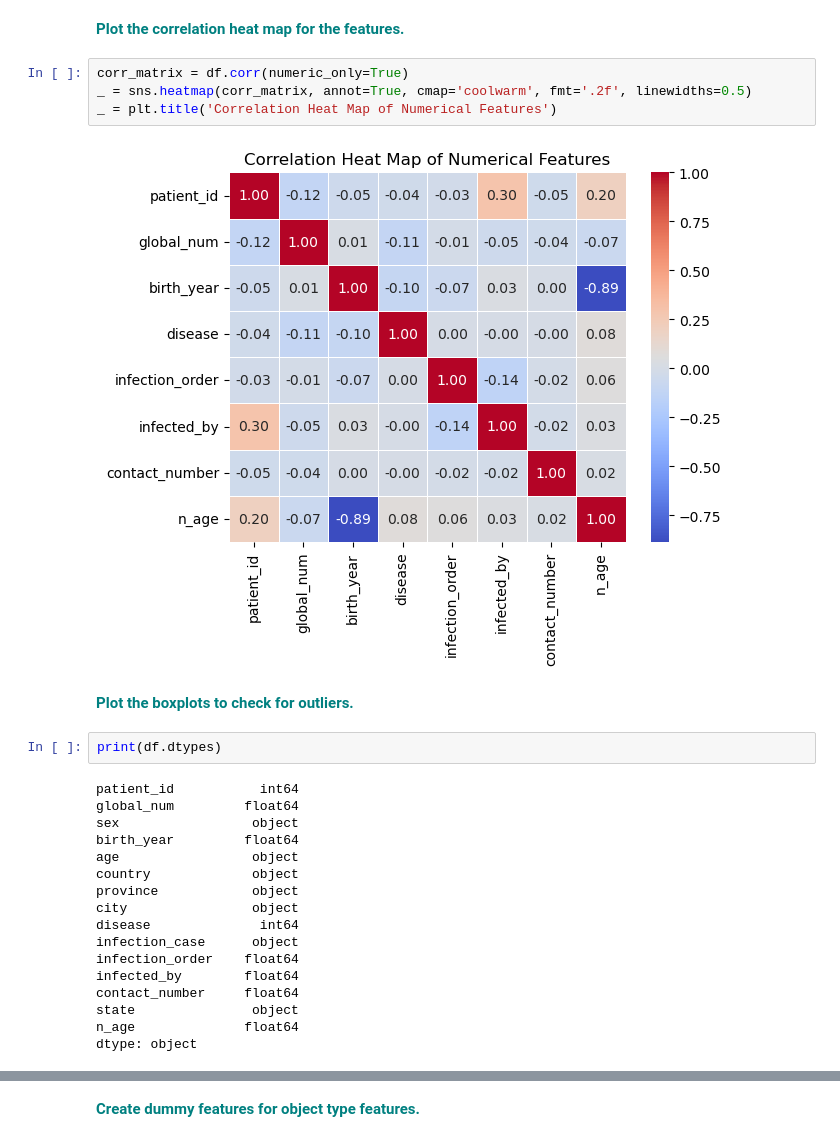
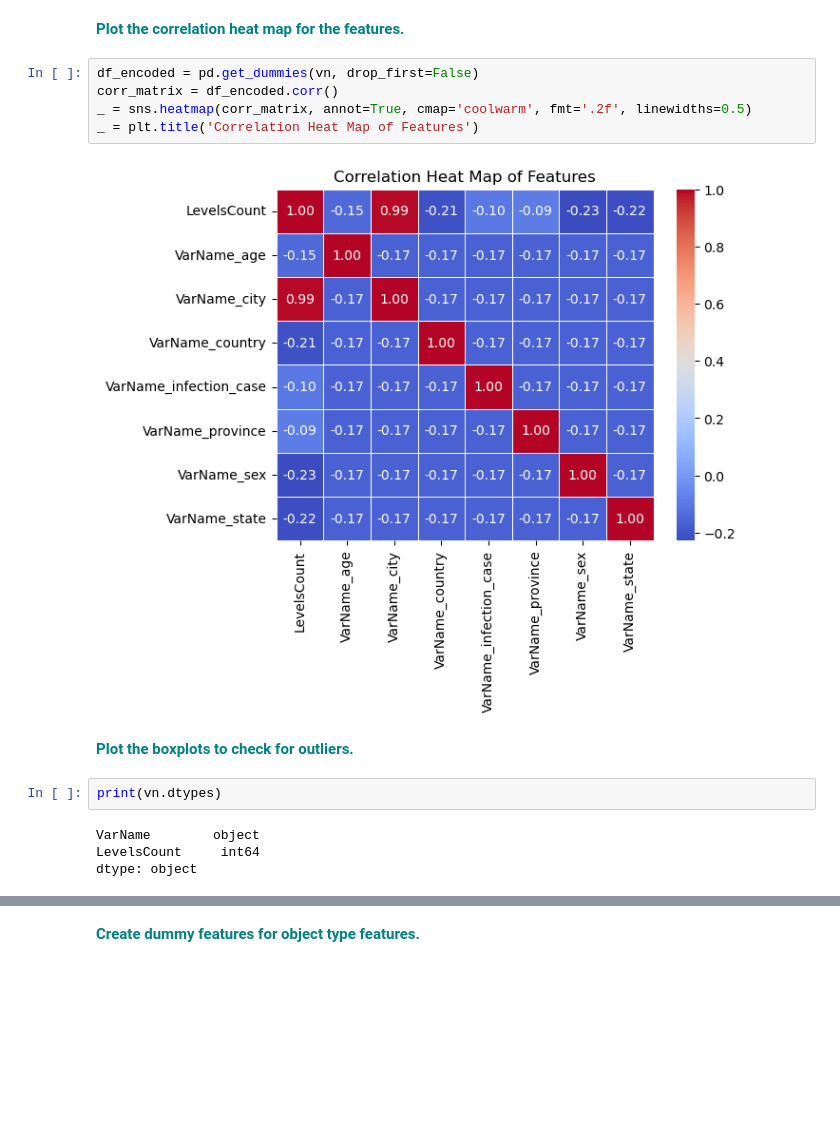
Before and after one commit to mchar95/Case_Studies, a Jupyter notebook: RandomForest_casestudy_covid19.ipynb, the cells around one changed output, grey strips where cells are left out. Saved outputs shown, nothing was run; the diff lists cells and outputs as text; blank space fills up the shorter version.

Commit message:
Completed Random Forest Case Study

```diff
--- a/RandomForest_casestudy_covid19.ipynb
+++ b/RandomForest_casestudy_covid19.ipynb
@@ -309,29 +309,17 @@ vn
 # %% [markdown]
 **<font color='teal'> Plot the correlation heat map for the features.</font>**
 # %%
-corr_matrix = df.corr(numeric_only=True)
+df_encoded = pd.get_dummies(vn, drop_first=False)
+corr_matrix = df_encoded.corr()
 _ = sns.heatmap(corr_matrix, annot=True, cmap='coolwarm', fmt='.2f', linewidths=0.5)
-_ = plt.title('Correlation Heat Map of Numerical Features')
+_ = plt.title('Correlation Heat Map of Features')
 # %% [output]
-[figure, old version]
+[figure, new version]
 # %% [markdown]
 **<font color='teal'> Plot the boxplots to check for outliers. </font>**
 # %%
-print(df.dtypes)
+print(vn.dtypes)
 # %% [output]
-patient_id           int64
-global_num         float64
-sex                 object
-birth_year         float64
-age                 object
-country             object
-province            object
-city                object
-disease              int64
-infection_case      object
-infection_order    float64
-infected_by        float64
-contact_number     float64
-state               object
-n_age              float64
+VarName        object
+LevelsCount     int64
 dtype: object
```
Also changed, not shown: parts of 4 cells of this notebook.
